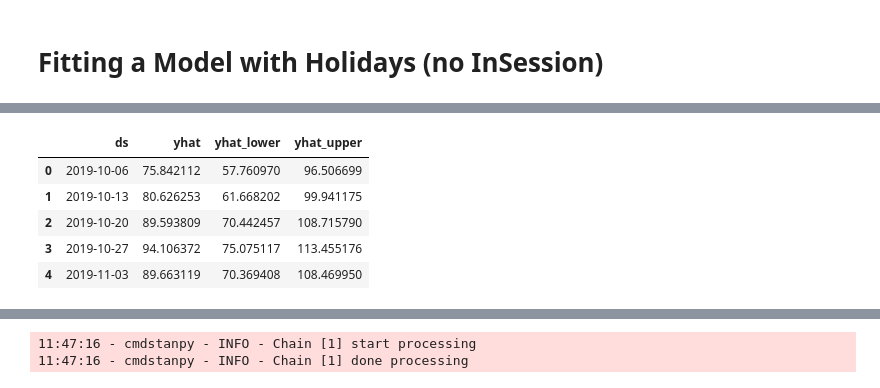
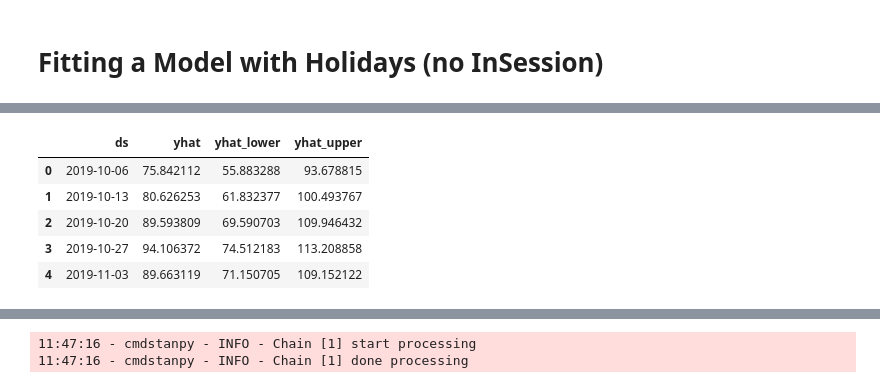
Before and after one commit to kelseymatsik/ds4002_project2, a Jupyter notebook: scripts/prophet_analysis.ipynb, the cells around one changed output, grey strips where cells are left out. Drawn from its saved outputs; the diff is of its cells as text; code cells hidden in the pictures.

```diff
--- a/scripts/prophet_analysis.ipynb
+++ b/scripts/prophet_analysis.ipynb
@@ -134,7 +147,7 @@ df_weekly = df_weekly.sort_values("ds")
 
 # Define UVA holidays
 uva_holidays = []
-start_year, end_year = 2005, 2023
+start_year, end_year = 2019, 2023
 
 for year in range(start_year, end_year + 1):
     uva_holidays.extend([
@@ -178,6 +191,6 @@ forecast2[["ds", "yhat", "yhat_lower", "yhat_upper"]].head()
 |  | ds | yhat | yhat_lower | yhat_upper |
-| 0 | 2019-10-06 | 75.842112 | 57.760970 | 96.506699 |
-| 1 | 2019-10-13 | 80.626253 | 61.668202 | 99.941175 |
-| 2 | 2019-10-20 | 89.593809 | 70.442457 | 108.715790 |
-| 3 | 2019-10-27 | 94.106372 | 75.075117 | 113.455176 |
-| 4 | 2019-11-03 | 89.663119 | 70.369408 | 108.469950 |
+| 0 | 2019-10-06 | 75.842112 | 55.883288 | 93.678815 |
+| 1 | 2019-10-13 | 80.626253 | 61.832377 | 100.493767 |
+| 2 | 2019-10-20 | 89.593809 | 69.590703 | 109.946432 |
+| 3 | 2019-10-27 | 94.106372 | 74.512183 | 113.208858 |
+| 4 | 2019-11-03 | 89.663119 | 71.150705 | 109.152122 |
```
Also changed, not shown: parts of 6 cells of this notebook.
